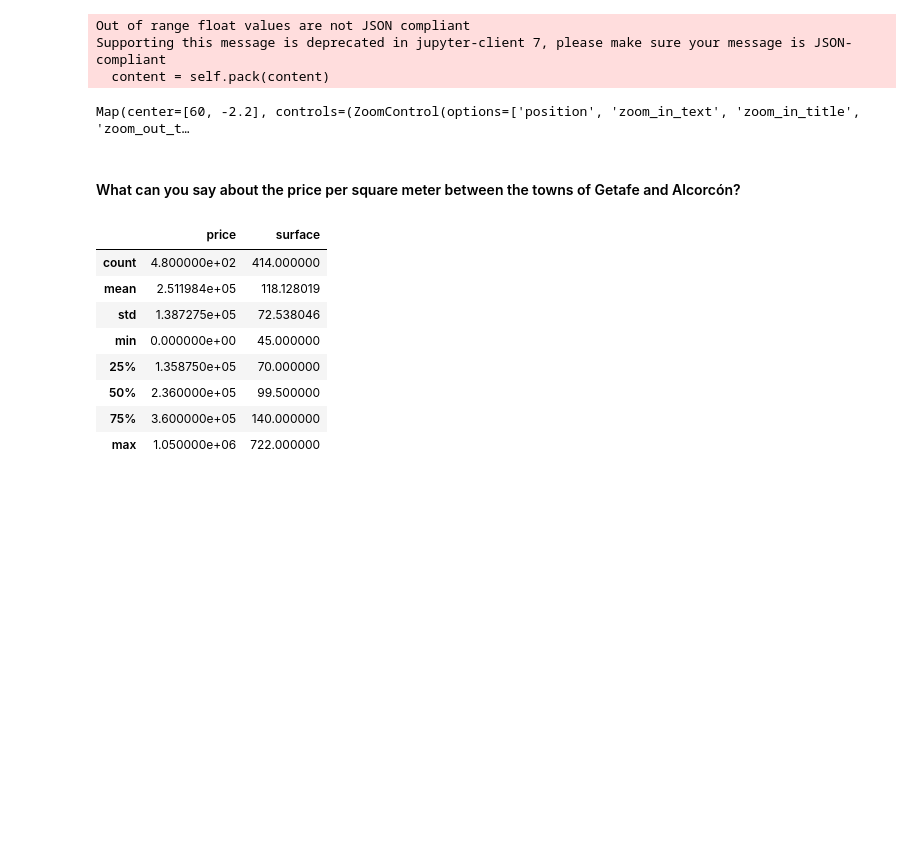
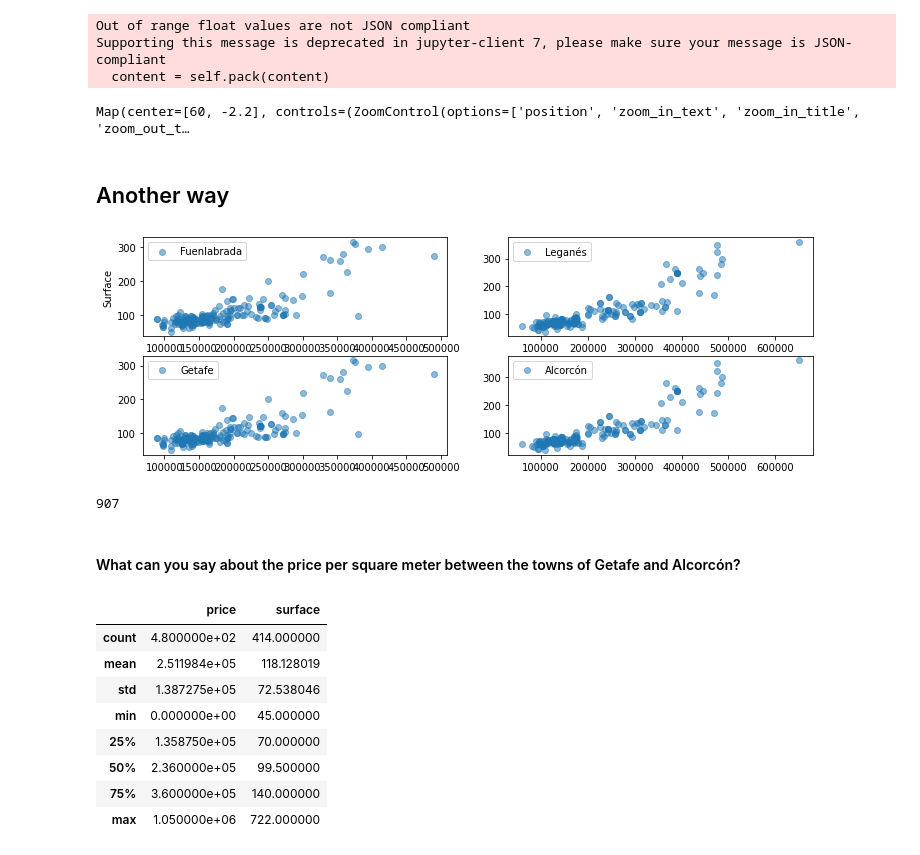
Before and after one commit to 4GeeksAcademy/realestate-datacleanup-exercise, a Jupyter notebook: project.ipynb, the cells around one changed output. Drawn from its saved outputs; the diff is of its cells as text; code cells hidden in the pictures; blank space fills up the shorter version.

```diff
--- a/project.ipynb
+++ b/project.ipynb
@@ -298,6 +319,36 @@ Out of range float values are not JSON compliant
 Supporting this message is deprecated in jupyter-client 7, please make sure your message is JSON-compliant
   content = self.pack(content)
 Map(center=[60, -2.2], controls=(ZoomControl(options=['position', 'zoom_in_text', 'zoom_in_title', 'zoom_out_t…
+# %% [markdown]
+## Another way
+# %%
+
+filtered_df = df[['level5', 'price', 'surface']]
+populations_to_filter = ('Fuenlabrada', 'Leganés', 'Getafe', 'Alcorcón')
+population_df_dict = {population: filtered_df[filtered_df['level5'] == population].dropna() for population in populations_to_filter}
+
+plt.figure(figsize=(12, 4))
+plt.subplot(2, 2, 1)
+plt.ylabel('Surface')
+plt.scatter(population_df_dict[populations_to_filter[0]]['price'], population_df_dict[populations_to_filter[0]]['surface'], alpha=0.5, label=populations_to_filter[0])
+plt.legend(loc='upper left')
+plt.subplot(2, 2, 2)
+plt.scatter(population_df_dict[populations_to_filter[1]]['price'], population_df_dict[populations_to_filter[1]]['surface'], alpha=0.5, label=populations_to_filter[1])
+plt.legend(loc='upper left')
+plt.xlabel('Price')
+plt.subplot(2, 2, 3)
+plt.scatter(population_df_dict[populations_to_filter[0]]['price'], population_df_dict[populations_to_filter[0]]['surface'], alpha=0.5, label=populations_to_filter[2])
+plt.legend(loc='upper left')
+plt.subplot(2, 2, 4)
+plt.scatter(population_df_dict[populations_to_filter[1]]['price'], population_df_dict[populations_to_filter[1]]['surface'], alpha=0.5, label=populations_to_filter[3])
+plt.legend(loc='upper left')
+plt.show()
+# %% [output]
+[figure, added]
+# %%
+df3.shape[0]
+# %% [output]
+907
 # %% [markdown]
 #### What can you say about the price per square meter between the towns of Getafe and Alcorcón?
 # %%
```
Also changed, not shown: parts of 1 cell of this notebook.
